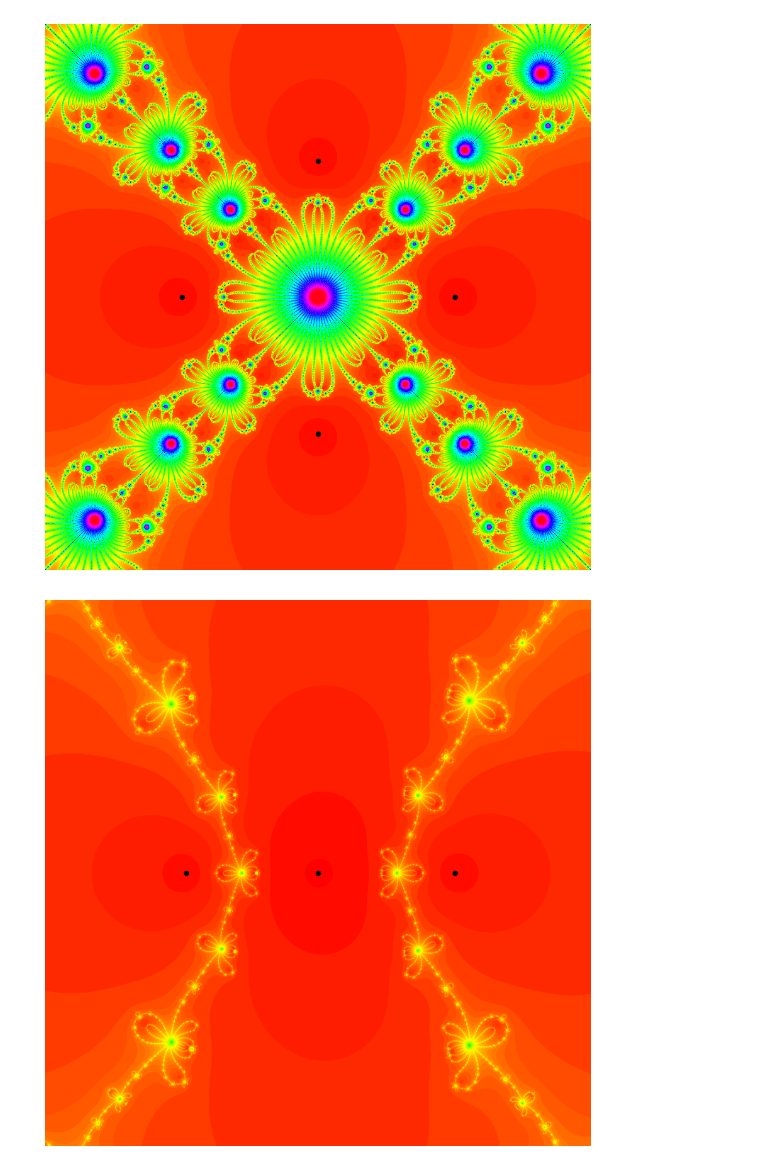
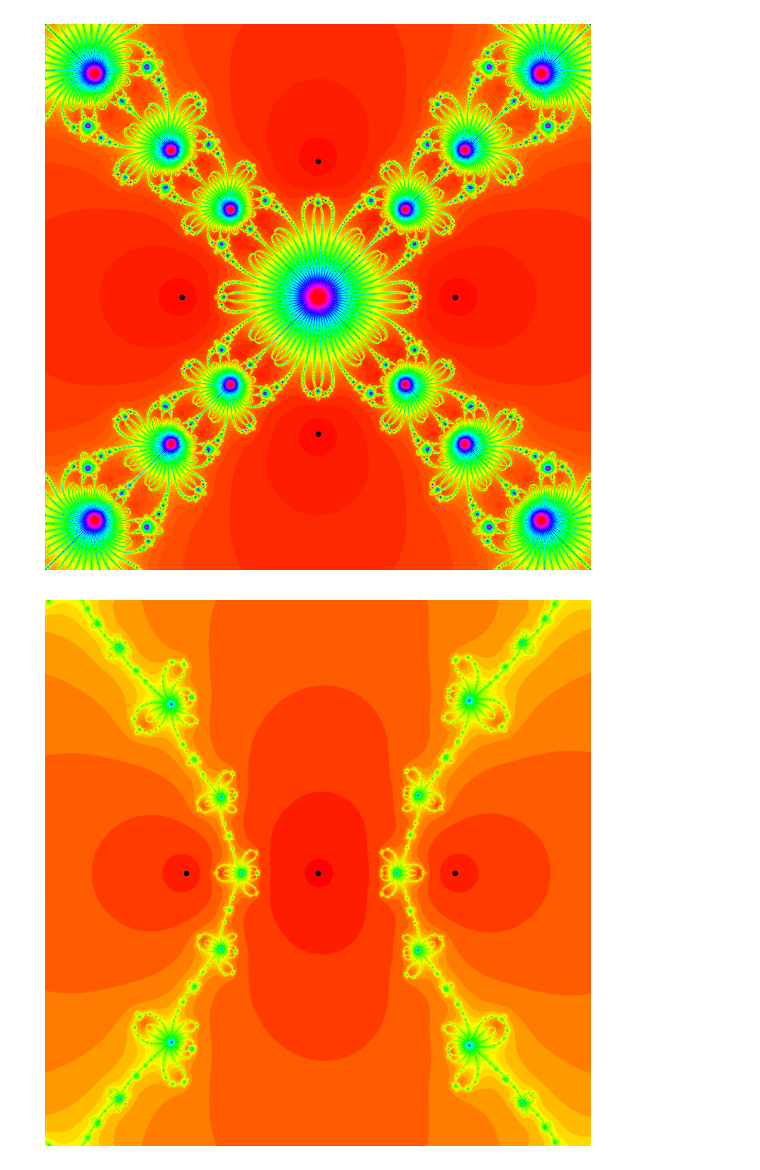
Before and after one commit to davidrosado4/damped-Traub-method, a Jupyter notebook: damped-traub.ipynb, the cells around one changed output. Saved outputs shown, nothing was run; the diff lists cells and outputs as text; code cells hidden in the pictures.

```diff
--- a/damped-traub.ipynb
+++ b/damped-traub.ipynb
@@ -59,10 +59,10 @@ plot_damped_traub(f, der_f, xmin=-2,xmax=2, ymin=-2, ymax=2, delta = 1, max_iter
 # %%
 a = -0.967967967967968-0.0010010010010009784j
 def f(z):
     return z*(z-1)*(z-a)
 
 def der_f(z):
     return 3*z**2 - 2*(1+a)*z + a
-plot_damped_traub(f, der_f, xmin=-2,xmax=2, ymin=-2, ymax=2, delta = 1, max_iter=100)
+plot_damped_traub(f, der_f, xmin=-2,xmax=2, ymin=-2, ymax=2, delta = 1, max_iter=50)
 # %% [output]
-[figure, old version]
+[figure, new version]
```
